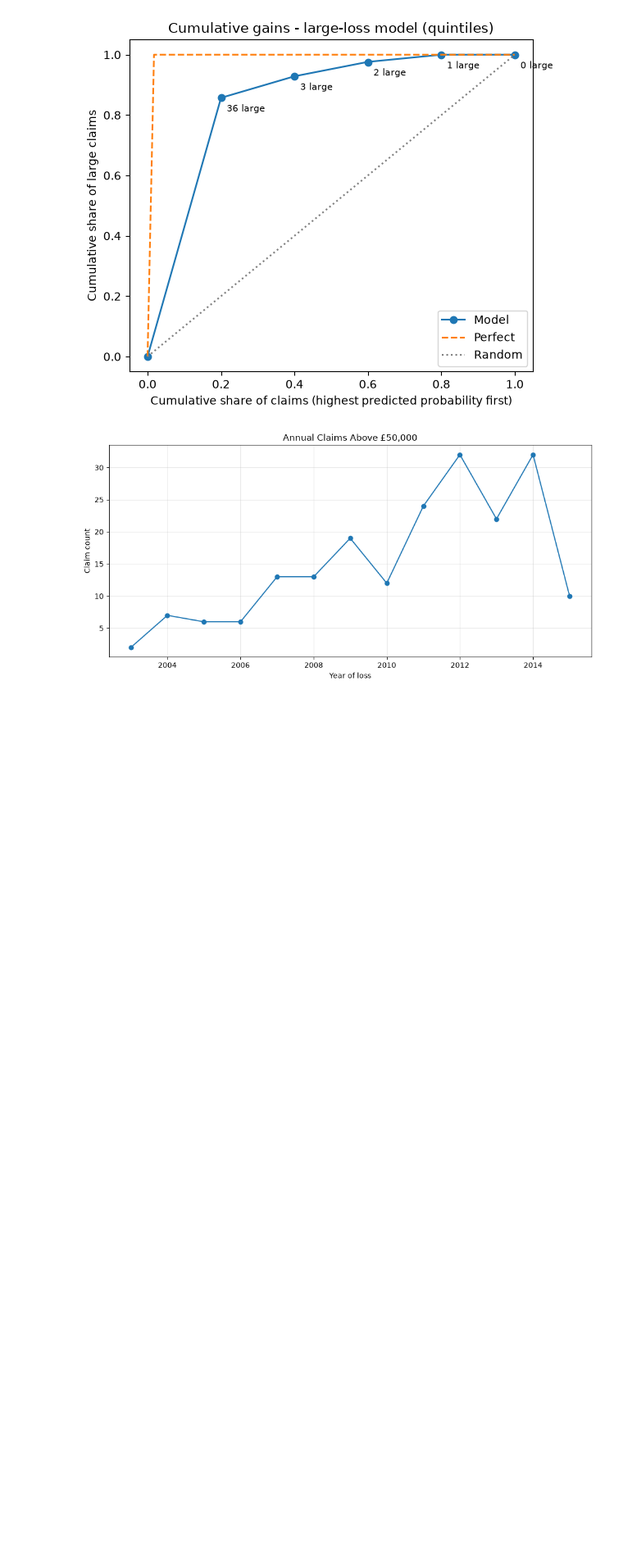
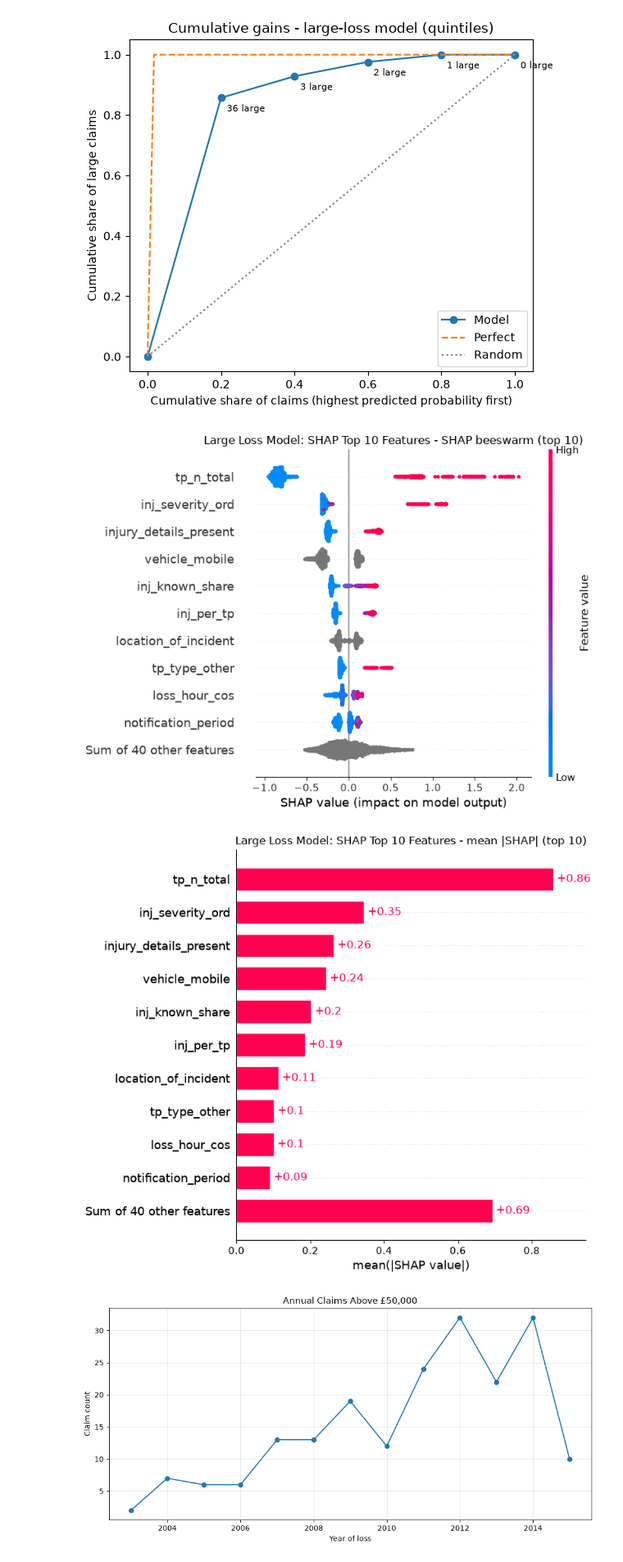
Before and after one commit to qusai238/fnol_modelling, a Jupyter notebook: notebooks/fnol_analysis.ipynb, the cells around one changed output. Shown at 82% size. Saved outputs shown, nothing was run; the diff lists cells and outputs as text; code cells hidden in the pictures; blank space fills up the shorter version.

Commit message:
adding SHAP for large loss

```diff
--- a/notebooks/fnol_analysis.ipynb
+++ b/notebooks/fnol_analysis.ipynb
@@ -681,6 +681,13 @@ plot_large_count_by_band(oos);
 plot_cumulative_gains(oos);
 # %% [output]
 [figure]
+# %%
+# shap values for severity model
+shap_large_loss = get_shap_values(large_loss_model, oos[FEATURE_COLS])
+plot_shap_top_features(shap_large_loss, n_features=10, title="Large Loss Model: SHAP Top 10 Features");
+# %% [output]
+[figure, added]
+[figure, added]
 # %%
 # time series of large loss claims by year
 annual_large_claim_counts = (
```
